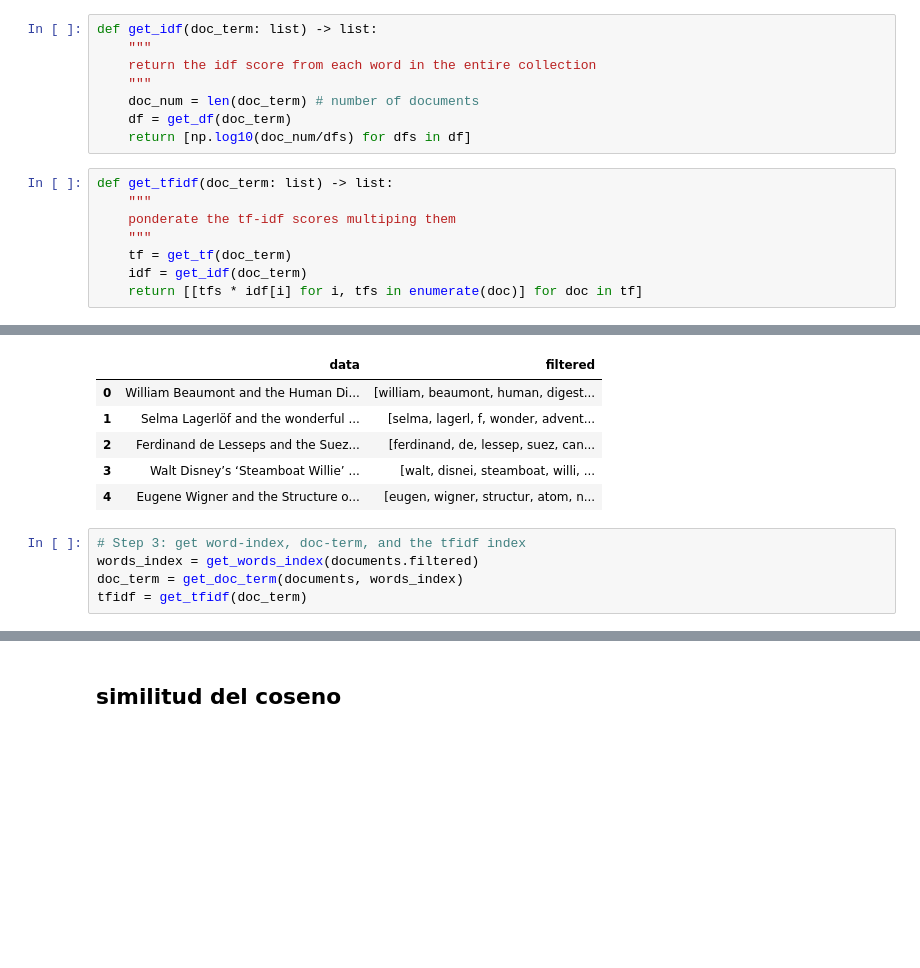
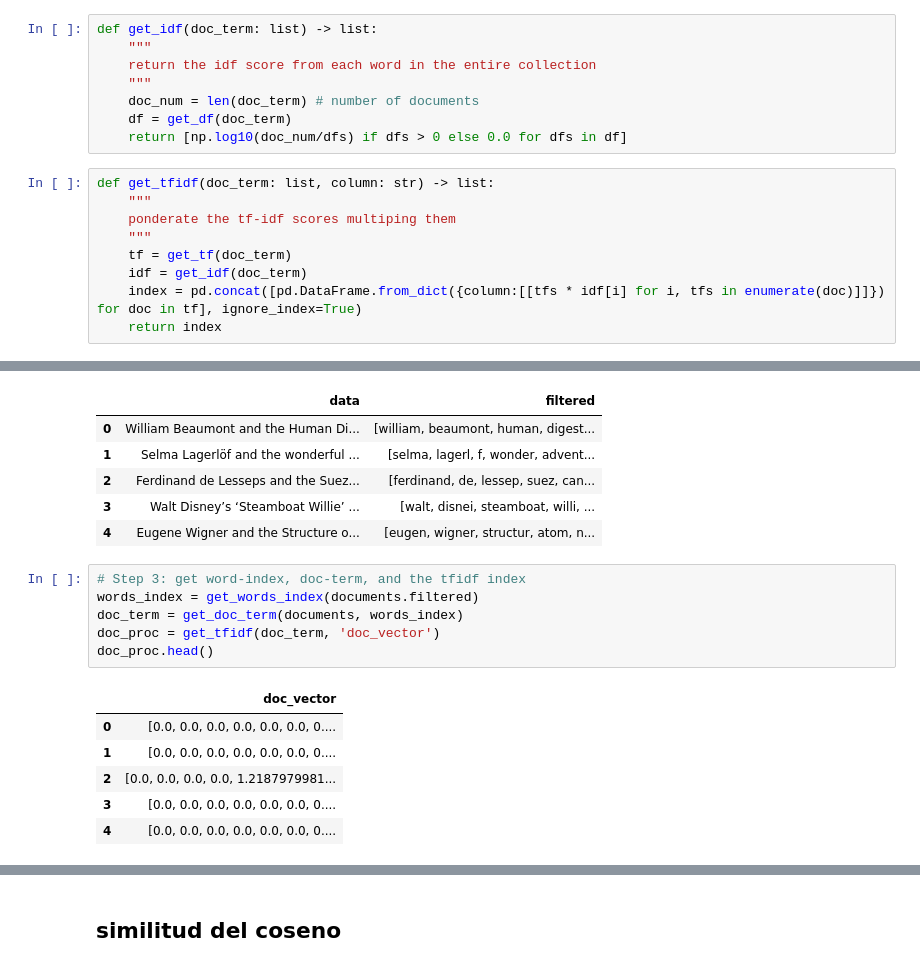
Before and after one commit to ndiaz9/NLP, a Jupyter notebook: RRDV.ipynb, the cells around one changed output, grey strips where cells are left out. Saved outputs shown, nothing was run; the diff lists cells and outputs as text; blank space fills up the shorter version.

```diff
--- a/RRDV.ipynb
+++ b/RRDV.ipynb
@@ -127,12 +128,13 @@ def get_idf(doc_term: list) -> list:
     """
     doc_num = len(doc_term) # number of documents
     df = get_df(doc_term)
-    return [np.log10(doc_num/dfs) for dfs in df]
+    return [np.log10(doc_num/dfs) if dfs > 0 else 0.0 for dfs in df]
 # %%
-def get_tfidf(doc_term: list) -> list:
+def get_tfidf(doc_term: list, column: str) -> list:
     """
     ponderate the tf-idf scores multiping them
     """
     tf = get_tf(doc_term)
     idf = get_idf(doc_term)
-    return [[tfs * idf[i] for i, tfs in enumerate(doc)] for doc in tf]
+    index = pd.concat([pd.DataFrame.from_dict({column:[[tfs * idf[i] for i, tfs in enumerate(doc)]]}) for doc in tf], ignore_index=True)
+    return index
@@ -162,5 +166,13 @@ documents.head()
 # %%
 # Step 3: get word-index, doc-term, and the tfidf index
 words_index = get_words_index(documents.filtered)
 doc_term = get_doc_term(documents, words_index)
-tfidf = get_tfidf(doc_term)
+doc_proc = get_tfidf(doc_term, 'doc_vector')
+doc_proc.head()
+# %% [output]
+|  | doc_vector |
+| 0 | [0.0, 0.0, 0.0, 0.0, 0.0, 0.0, 0.... |
+| 1 | [0.0, 0.0, 0.0, 0.0, 0.0, 0.0, 0.... |
+| 2 | [0.0, 0.0, 0.0, 0.0, 1.2187979981... |
+| 3 | [0.0, 0.0, 0.0, 0.0, 0.0, 0.0, 0.... |
+| 4 | [0.0, 0.0, 0.0, 0.0, 0.0, 0.0, 0.... |
```
Also changed, not shown: parts of 15 cells of this notebook.
